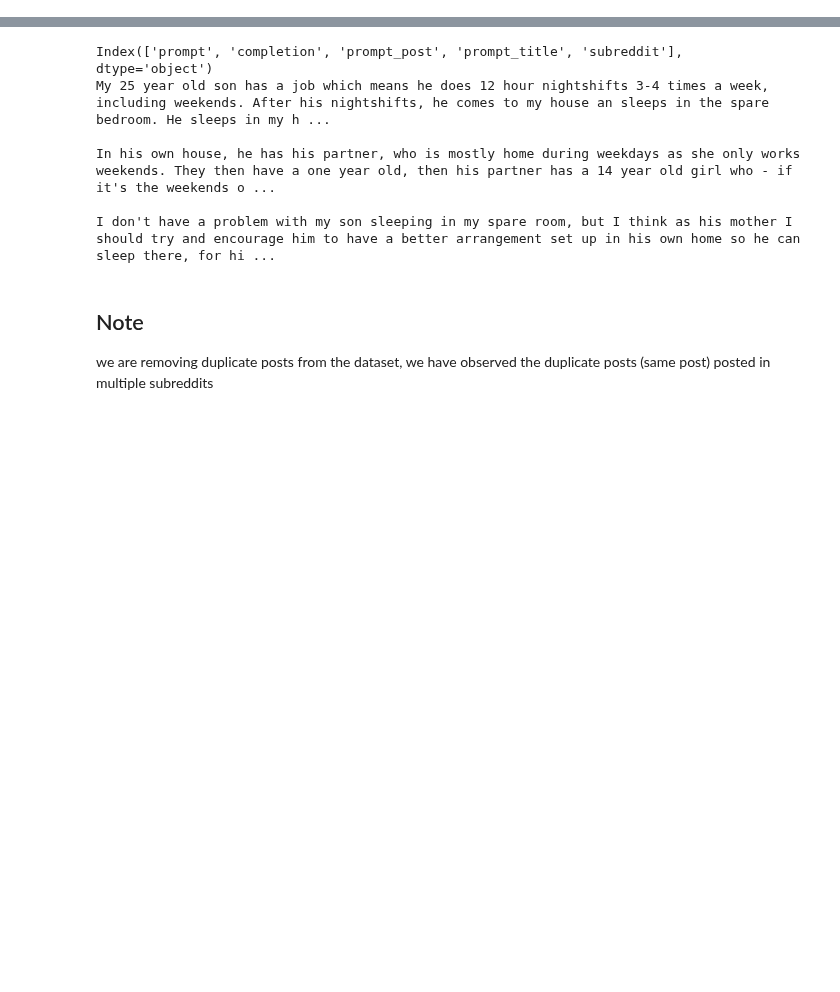
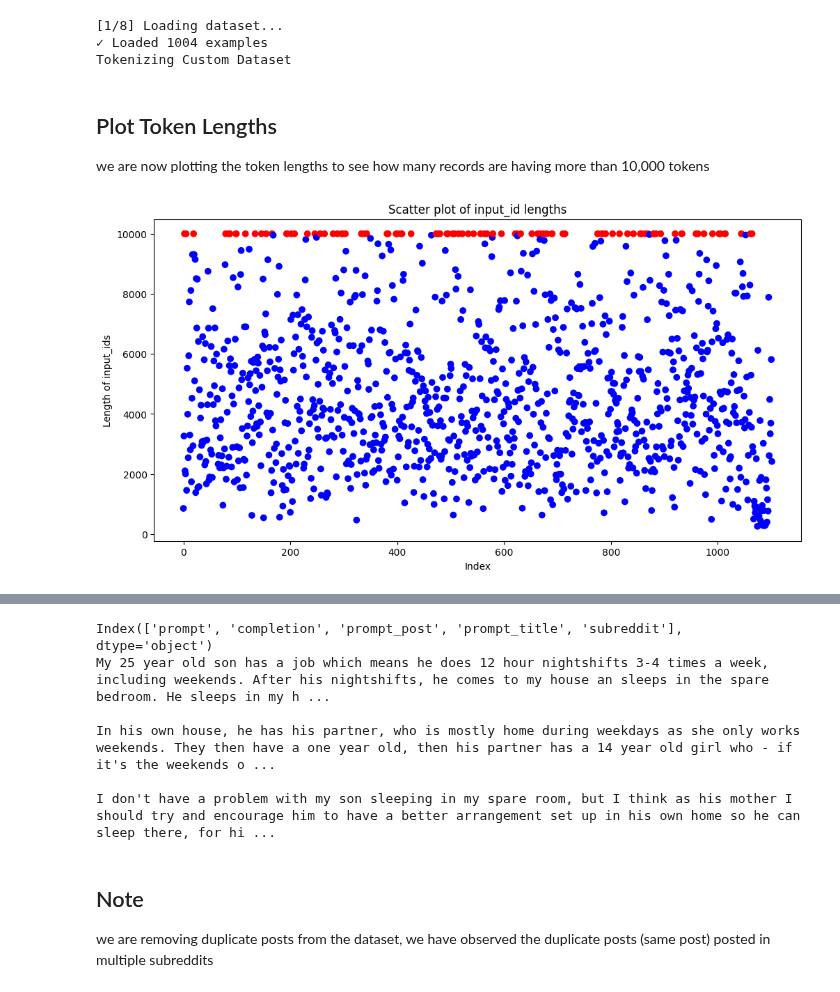
Before and after one commit to Thorkild556/NLP_project_group6, a Jupyter notebook: lab/export_dataset.ipynb, the cells around one changed output, grey strips where cells are left out. Saved outputs shown, nothing was run; the diff lists cells and outputs as text; code cells hidden in the pictures; blank space fills up the shorter version.

```diff
--- a/lab/export_dataset.ipynb
+++ b/lab/export_dataset.ipynb
@@ -61,0 +61,39 @@ but first we would preprocess the tl;dr dataset and then proceed with clustering
+# %%
+tokenizer = load_tokenizer()
+# we are loading tokenizer from llama 3b Model
+
+# from the file we just exported we load it once
+custom_dataset = load_jsonl(data_folder / CS_JSON)
+
+formatter = apply_formatter(tokenizer, token_limit=TOKEN_LIMIT_FOR_CS)
+
+# we then have the tokenized samples
+tokenized_custom_dataset = format_dataset(formatter, custom_dataset, "Tokenizing Custom Dataset")
+# %% [output]
+[1/8] Loading dataset...
+✓ Loaded 1004 examples
+Tokenizing Custom Dataset
+# %% [markdown]
+## Plot Token Lengths
+
+we are now plotting the token lengths to see how many records are having more than 10,000 tokens
+# %%
+sie = []
+note = []
+
+for index, _ in enumerate(tokenized_custom_dataset):
+    if len(_['input_ids']) == TOKEN_LIMIT_FOR_CS:
+        note.append(index)
+    sie.append(len(_['input_ids']))
+
+# Create a color list: red if in note, blue otherwise
+colors = ['red' if i in note else 'blue' for i in range(len(sie))]
+
+plt.figure(figsize=(12, 6))
+plt.scatter(range(len(sie)), sie, c=colors)
+plt.xlabel("Index")
+plt.ylabel("Length of input_ids")
+plt.title("Scatter plot of input_id lengths")
+plt.show()
+# %% [output]
+[figure, added]
```
Also changed, not shown: parts of 20 cells of this notebook, 2 other files.
